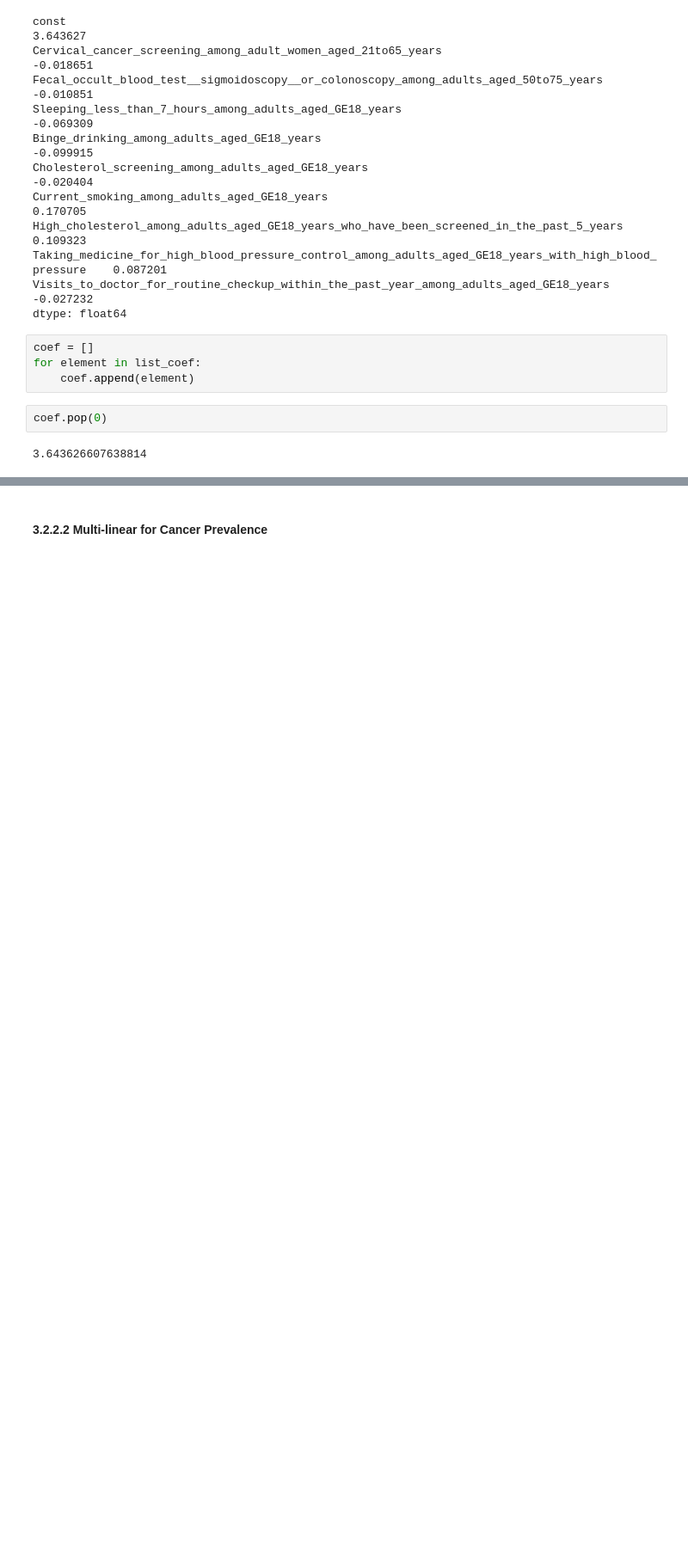
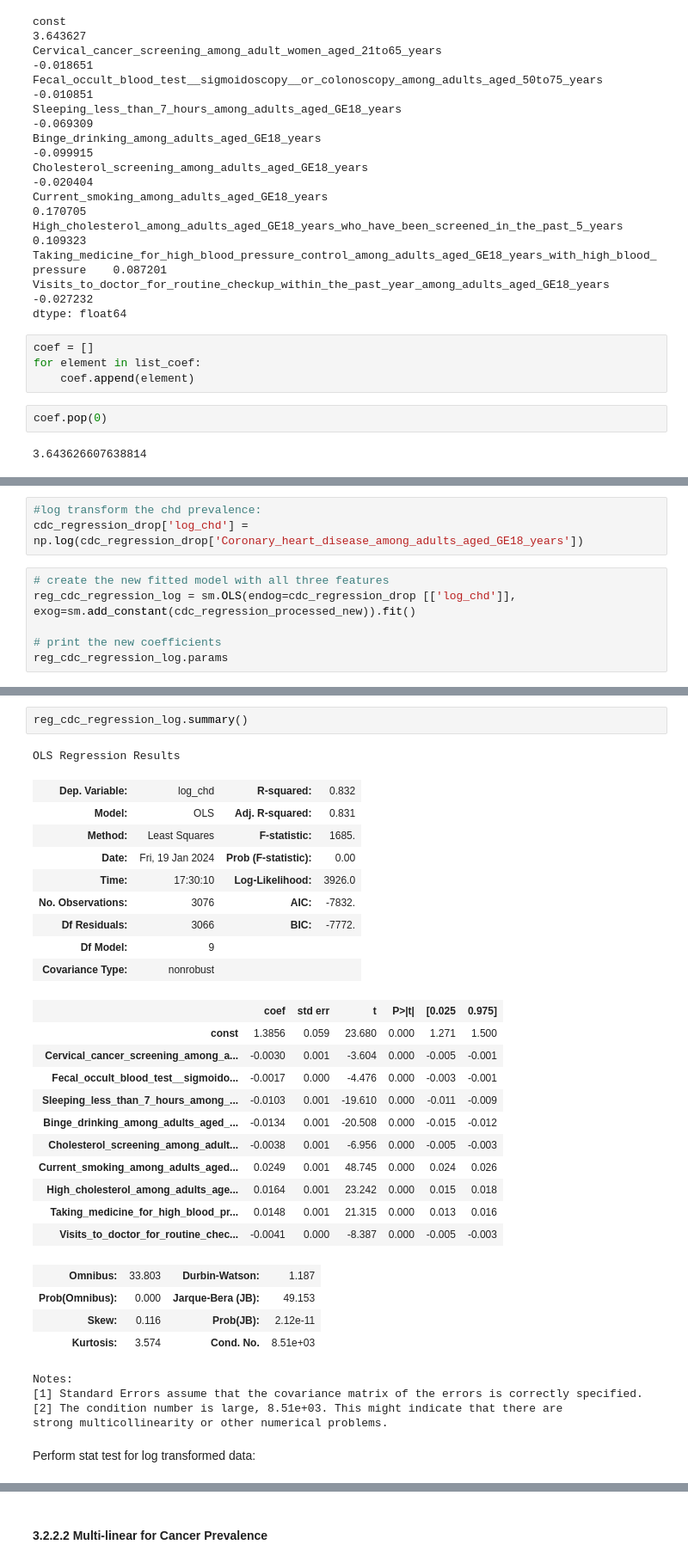
Before and after one commit to dereksgithub/cities_study_QM_Term_project, a Jupyter notebook: place_stat.ipynb, the cells around one changed output, grey strips where cells are left out. Shown at 86% size. Saved outputs shown, nothing was run; the diff lists cells and outputs as text; blank space fills up the shorter version.

```diff
--- a/place_stat.ipynb
+++ b/place_stat.ipynb
@@ -681,0 +659,9 @@ plt.show()
+# %%
+#log transform the chd prevalence:
+cdc_regression_drop['log_chd'] = np.log(cdc_regression_drop['Coronary_heart_disease_among_adults_aged_GE18_years'])
+# %%
+# create the new fitted model with all three features
+reg_cdc_regression_log = sm.OLS(endog=cdc_regression_drop [['log_chd']], exog=sm.add_constant(cdc_regression_processed_new)).fit()
+
+# print the new coefficients
+reg_cdc_regression_log.params
@@ -681,0 +680,34 @@ plt.show()
+# %%
+reg_cdc_regression_log.summary()
+# %% [output]
+OLS Regression Results
+| Dep. Variable: | log_chd | R-squared: | 0.832 |
+| Model: | OLS | Adj. R-squared: | 0.831 |
+| Method: | Least Squares | F-statistic: | 1685. |
+| Date: | Fri, 19 Jan 2024 | Prob (F-statistic): | 0.00 |
+| Time: | 17:30:10 | Log-Likelihood: | 3926.0 |
+| No. Observations: | 3076 | AIC: | -7832. |
+| Df Residuals: | 3066 | BIC: | -7772. |
+| Df Model: | 9 |  |  |
+| Covariance Type: | nonrobust |  |  |
+|  | coef | std err | t | P>|t| | [0.025 | 0.975] |
+| const | 1.3856 | 0.059 | 23.680 | 0.000 | 1.271 | 1.500 |
+| Cervical_cancer_screening_among_a... | -0.0030 | 0.001 | -3.604 | 0.000 | -0.005 | -0.001 |
+| Fecal_occult_blood_test__sigmoido... | -0.0017 | 0.000 | -4.476 | 0.000 | -0.003 | -0.001 |
+| Sleeping_less_than_7_hours_among_... | -0.0103 | 0.001 | -19.610 | 0.000 | -0.011 | -0.009 |
+| Binge_drinking_among_adults_aged_... | -0.0134 | 0.001 | -20.508 | 0.000 | -0.015 | -0.012 |
+| Cholesterol_screening_among_adult... | -0.0038 | 0.001 | -6.956 | 0.000 | -0.005 | -0.003 |
+| Current_smoking_among_adults_aged... | 0.0249 | 0.001 | 48.745 | 0.000 | 0.024 | 0.026 |
+| High_cholesterol_among_adults_age... | 0.0164 | 0.001 | 23.242 | 0.000 | 0.015 | 0.018 |
+| Taking_medicine_for_high_blood_pr... | 0.0148 | 0.001 | 21.315 | 0.000 | 0.013 | 0.016 |
+| Visits_to_doctor_for_routine_chec... | -0.0041 | 0.000 | -8.387 | 0.000 | -0.005 | -0.003 |
+| Omnibus: | 33.803 | Durbin-Watson: | 1.187 |
+| Prob(Omnibus): | 0.000 | Jarque-Bera (JB): | 49.153 |
+| Skew: | 0.116 | Prob(JB): | 2.12e-11 |
+| Kurtosis: | 3.574 | Cond. No. | 8.51e+03 |
+Notes:
+[1] Standard Errors assume that the covariance matrix of the errors is correctly specified.
+[2] The condition number is large, 8.51e+03. This might indicate that there are
+strong multicollinearity or other numerical problems.
+# %% [markdown]
+Perform stat test for log transformed data:
```
Also changed, not shown: parts of 27 cells of this notebook, 2 other files.
